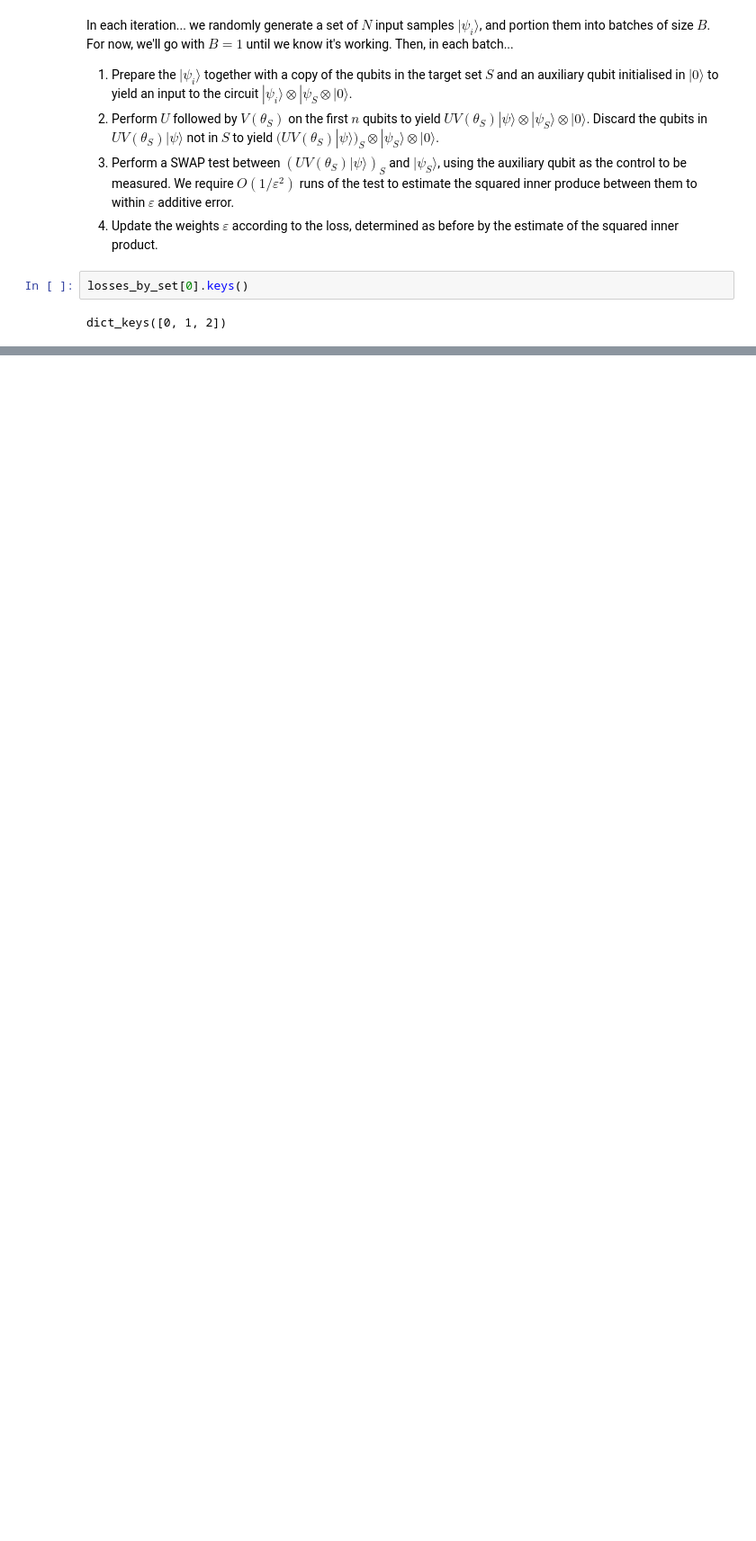
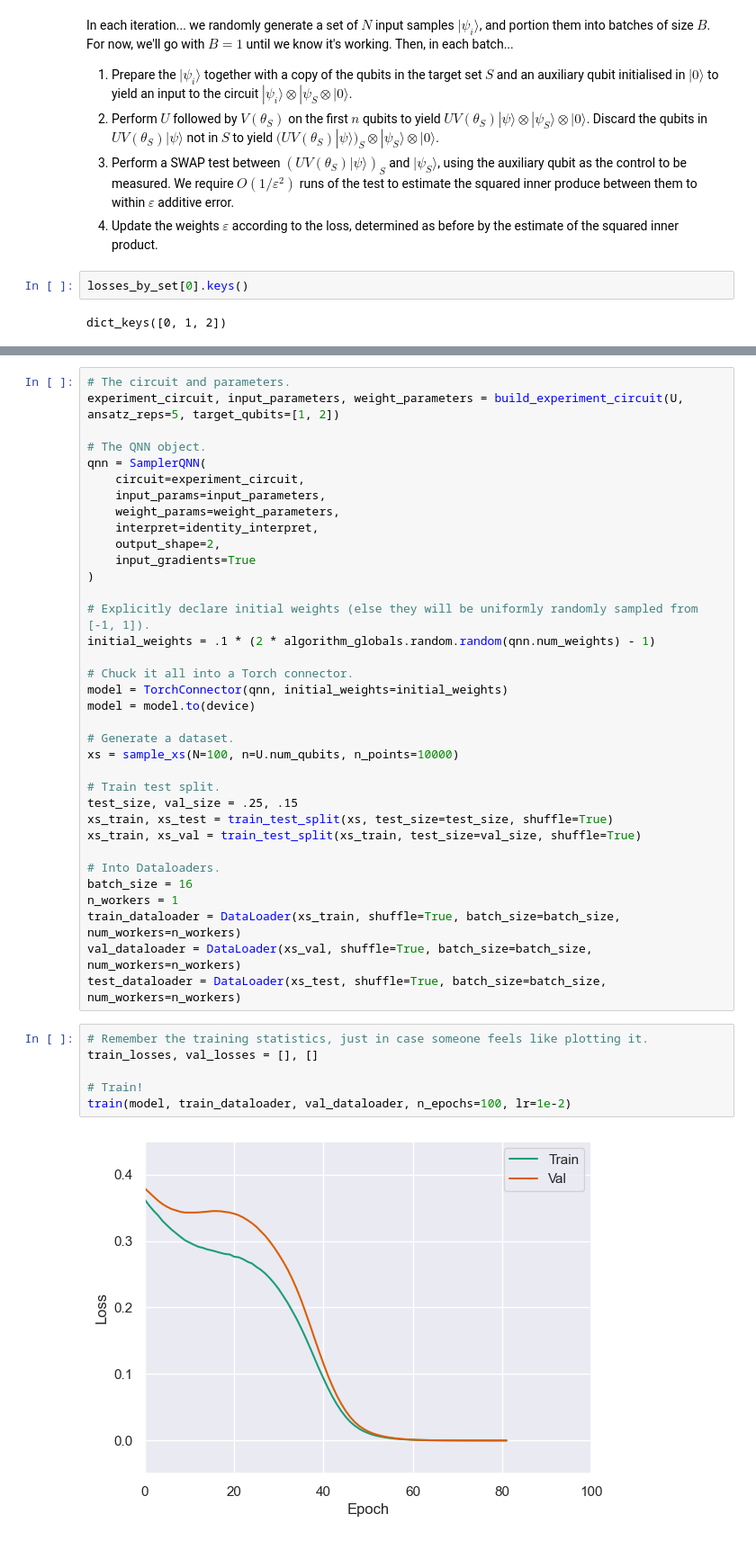
Before and after one commit to BenPrie/variational-local-inversions, a Jupyter notebook: variational-local-inversions.ipynb, the cells around one changed output, grey strips where cells are left out. Shown at 90% size. Saved outputs shown, nothing was run; the diff lists cells and outputs as text; blank space fills up the shorter version.

Commit message:
Trained a pretty perfect QNN via Torch Connector (for the demo unitary)

```diff
--- a/variational-local-inversions.ipynb
+++ b/variational-local-inversions.ipynb
@@ -356,0 +525,43 @@ plt.savefig('qnn-loss-curve-by-dataset-size-alternative.pdf', bbox_inches='tight
+# %%
+# The circuit and parameters.
+experiment_circuit, input_parameters, weight_parameters = build_experiment_circuit(U, ansatz_reps=5, target_qubits=[1, 2])
+
+# The QNN object.
+qnn = SamplerQNN(
+    circuit=experiment_circuit,
+    input_params=input_parameters,
+    weight_params=weight_parameters,
+    interpret=identity_interpret,
+    output_shape=2,
+    input_gradients=True
+)
+
+# Explicitly declare initial weights (else they will be uniformly randomly sampled from [-1, 1]).
+initial_weights = .1 * (2 * algorithm_globals.random.random(qnn.num_weights) - 1)
+
+# Chuck it all into a Torch connector.
+model = TorchConnector(qnn, initial_weights=initial_weights)
+model = model.to(device)
+
+# Generate a dataset.
+xs = sample_xs(N=100, n=U.num_qubits, n_points=10000)
+
+# Train test split.
+test_size, val_size = .25, .15
+xs_train, xs_test = train_test_split(xs, test_size=test_size, shuffle=True)
+xs_train, xs_val = train_test_split(xs_train, test_size=val_size, shuffle=True)
+
+# Into Dataloaders.
+batch_size = 16
+n_workers = 1
+train_dataloader = DataLoader(xs_train, shuffle=True, batch_size=batch_size, num_workers=n_workers)
+val_dataloader = DataLoader(xs_val, shuffle=True, batch_size=batch_size, num_workers=n_workers)
+test_dataloader = DataLoader(xs_test, shuffle=True, batch_size=batch_size, num_workers=n_workers)
+# %%
+# Remember the training statistics, just in case someone feels like plotting it.
+train_losses, val_losses = [], []
+
+# Train!
+train(model, train_dataloader, val_dataloader, n_epochs=100, lr=1e-2)
+# %% [output]
+[figure, added]
```
Also changed, not shown: parts of 14 cells of this notebook, 2 other files.
